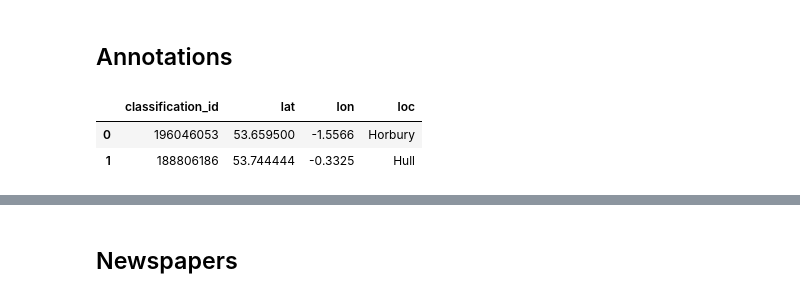
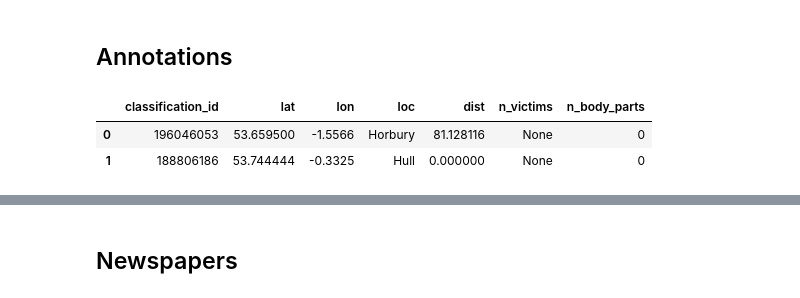
Before and after one commit to kingsdigitallab/lwm-davizct, a Jupyter notebook: notebooks/Export.ipynb, the cells around one changed output, grey strips where cells are left out. Cells and saved outputs as stored; diff of their text form; code cells hidden in the pictures.

Commit message:
feat(notebooks): export information about number of victims and number of body parts

```diff
--- a/notebooks/Export.ipynb
+++ b/notebooks/Export.ipynb
@@ -284,13 +284,15 @@ subjects.head()
 ## Annotations
 # %%
 all_df = pd.read_csv(os.path.join(ext_path, 'all_accidents_all_data.tsv'), sep='\t')
-all_df = all_df[['classification_id', 'accident_latitude', 'accident_longitude', 'toponym_accident']]
-all_df.columns = ['classification_id', 'lat', 'lon', 'loc']
+all_df = all_df[['classification_id', 'accident_latitude', 'accident_longitude', 'toponym_accident', 'distance_accident', 'count_victims', 'num_body_parts']]
+all_df.columns = ['classification_id', 'lat', 'lon', 'loc', 'dist', 'n_victims', 'n_body_parts']
+all_df['n_victims'] = all_df['n_victims'].fillna('None')
+all_df['n_body_parts'] = all_df['n_body_parts'].fillna(0)
 all_df.head(2)
 # %% [output]
-|  | classification_id | lat | lon | loc |
-| 0 | 196046053 | 53.659500 | -1.5566 | Horbury |
-| 1 | 188806186 | 53.744444 | -0.3325 | Hull |
+|  | classification_id | lat | lon | loc | dist | n_victims | n_body_parts |
+| 0 | 196046053 | 53.659500 | -1.5566 | Horbury | 81.128116 | None | 0 |
+| 1 | 188806186 | 53.744444 | -0.3325 | Hull | 0.000000 | None | 0 |
 # %%
 def agg_task_values(task):
     values = [value for value in task if is_value_valid(value)]
```
Also changed, not shown: parts of 1 cell of this notebook.
